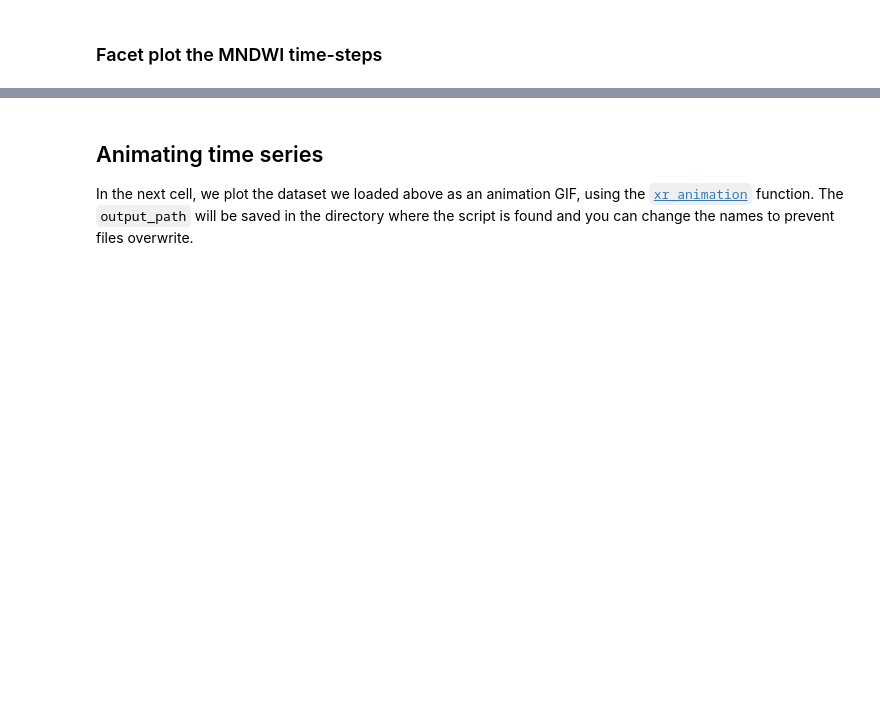
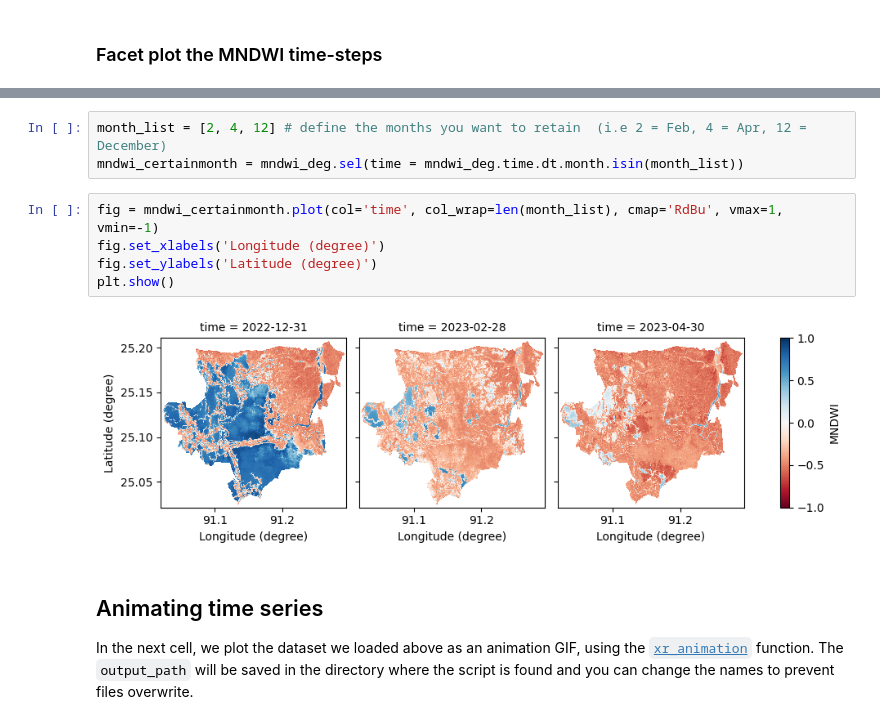
Before and after one commit to jorgeatigrado/EASI_Bangladesh, a Jupyter notebook: csiro/Shetara_2022-23_thahirpur.ipynb, the cells around one changed output, grey strips where cells are left out. Cells and saved outputs as stored; diff of their text form; blank space fills up the shorter version.

```diff
--- a/csiro/Shetara_2022-23_thahirpur.ipynb
+++ b/csiro/Shetara_2022-23_thahirpur.ipynb
@@ -305,3 +324,13 @@ mndwi.plot(col='time', col_wrap=4, cmap='RdBu', vmax=1, vmin=-1);
+# %%
+month_list = [2, 4, 12] # define the months you want to retain  (i.e 2 = Feb, 4 = Apr, 12 = December)
+mndwi_certainmonth = mndwi_deg.sel(time = mndwi_deg.time.dt.month.isin(month_list))
+# %%
+fig = mndwi_certainmonth.plot(col='time', col_wrap=len(month_list), cmap='RdBu', vmax=1, vmin=-1)
+fig.set_xlabels('Longitude (degree)')
+fig.set_ylabels('Latitude (degree)')
+plt.show()
+# %% [output]
+[figure, added]
 # %% [markdown]
 ## Animating time series
 In the next cell, we plot the dataset we loaded above as an animation GIF, using the [`xr_animation`](../Frequently_used_code/Animated_timeseries.ipynb) function.
```
Also changed, not shown: parts of 10 cells of this notebook.
